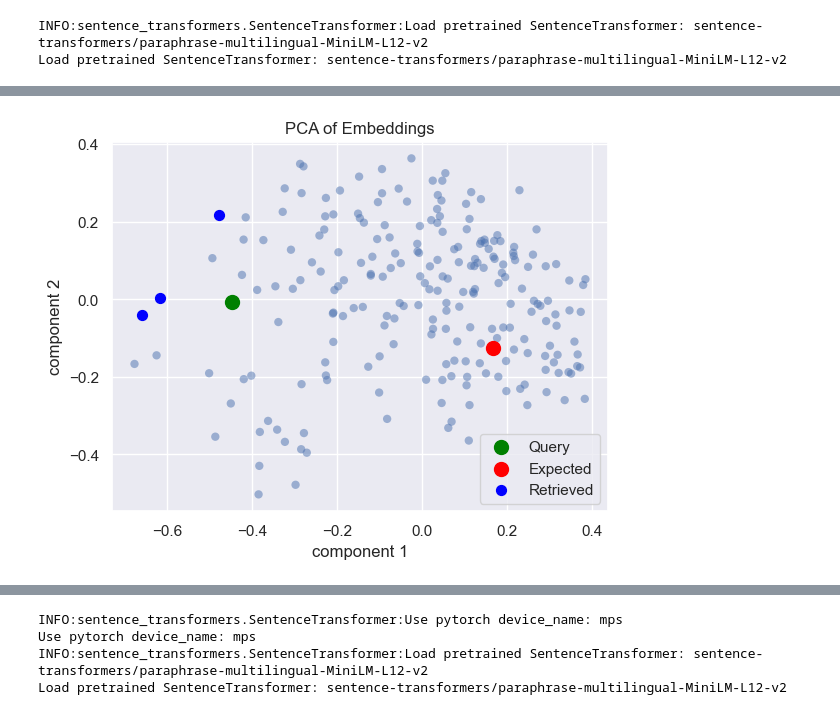
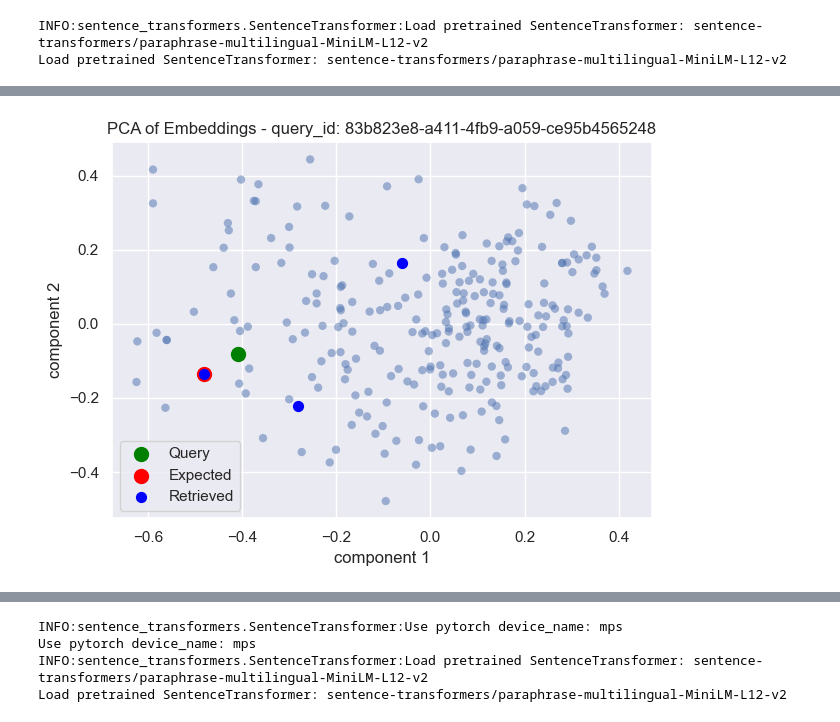
Before and after one commit to giobbu/GenAI, a Jupyter notebook: embedding-multilingual/vis_embedding_pca.ipynb, the cells around one changed output, grey strips where cells are left out. Saved outputs shown, nothing was run; the diff lists cells and outputs as text; code cells hidden in the pictures.

Commit message:
embedding finetuning: update PCA visualization

```diff
--- a/embedding-multilingual/vis_embedding_pca.ipynb
+++ b/embedding-multilingual/vis_embedding_pca.ipynb
@@ -9,7 +9,7 @@ import seaborn as sns; sns.set()
 from sentence_transformers import util
 # %%
 top_k = 3
-dataset_name = "QA/tinyllama_11b_dataset.json"
+dataset_name = "QA/gpt-35-turbo_dataset.json"
 model_name = "sentence-transformers/paraphrase-multilingual-MiniLM-L12-v2"
 num_pca_componets = 2
 num_epochs = 2
@@ -50,21 +51,21 @@ projected = pca.fit_transform(array_embeddings_paraphrase_l12_it)
 # %%
 from loguru import logger
 
-query_id = 'ab897bcd-78bb-456d-b748-a1cf1fc16d61'
+query_id = '83b823e8-a411-4fb9-a059-ce95b4565248'
 
 unmatch_query = df_no_finetuned_results_it[df_no_finetuned_results_it["query"] == query_id]["query"].values[0]
 unmatch_expected = df_no_finetuned_results_it[df_no_finetuned_results_it["query"] == query_id]["expected"].values[0]
 unmatch_retrieved = df_no_finetuned_results_it[df_no_finetuned_results_it["query"] == query_id]["retrieved"].values[0]
 
 query_embedding = embed_model_paraphrase_l12.get_text_embedding(it_dataset.queries[unmatch_query])
 expected_embedding = embed_model_paraphrase_l12.get_text_embedding(it_dataset.corpus[unmatch_expected])
 list_retrieved_embedding = []
 for i, retrieved in enumerate(unmatch_retrieved):
     list_retrieved_embedding.append(embed_model_paraphrase_l12.get_text_embedding(it_dataset.corpus[retrieved]))
 
-plot_embeddings(pca, projected, query_embedding, expected_embedding, list_retrieved_embedding)
+plot_embeddings(pca, query_id, projected, query_embedding, expected_embedding, list_retrieved_embedding, filename="imgs/embeddings_pca_no_finetune_1.png")
 
 mean_cosine_similarity = util.cos_sim(query_embedding, list_retrieved_embedding).mean().item()
 logger.info(f"Mean cosine similarity between query and retrieved embeddings: {mean_cosine_similarity:.4f}")
 # %% [output]
-[figure, old version]
+[figure, new version]
```
Also changed, not shown: parts of 9 cells of this notebook, 4 other files.
